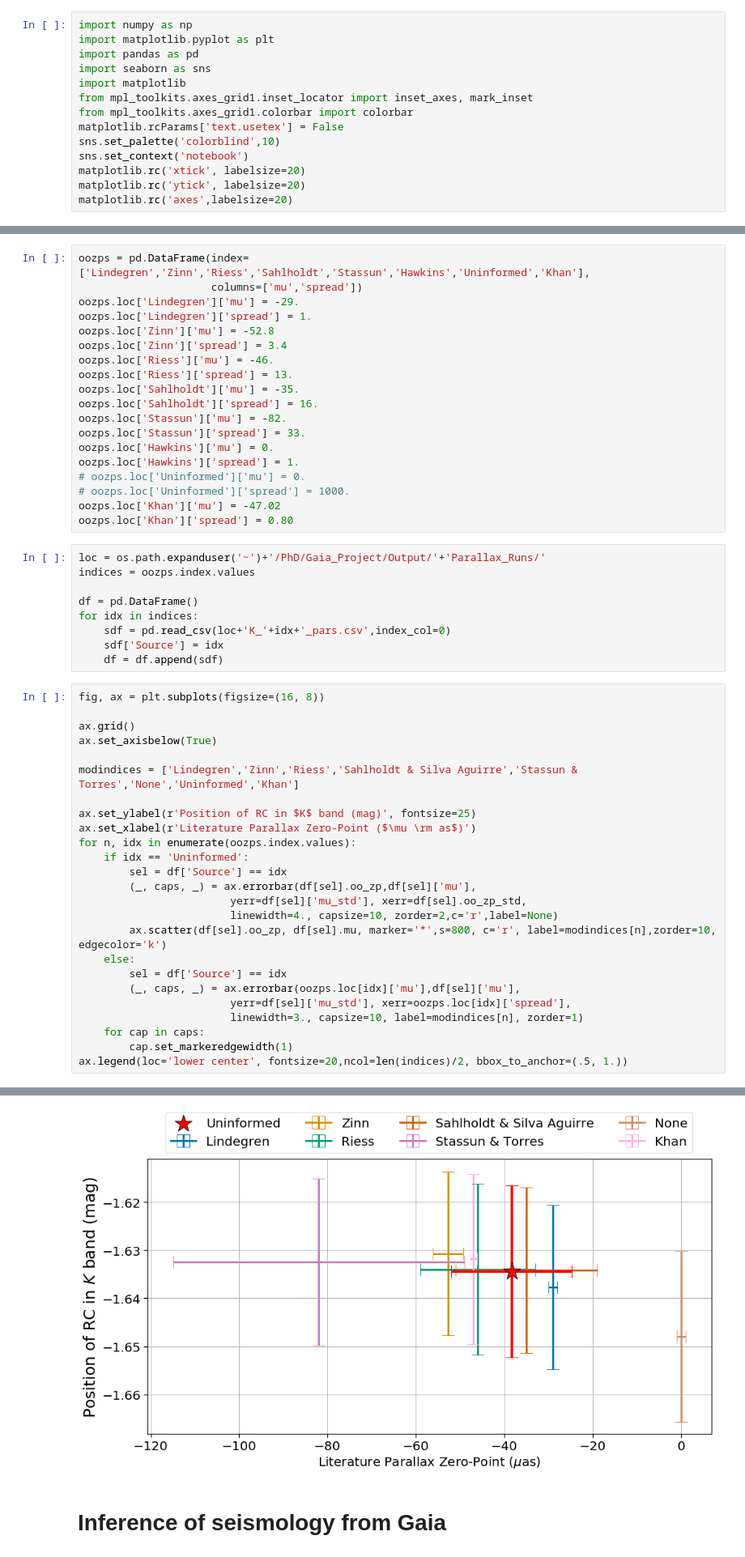
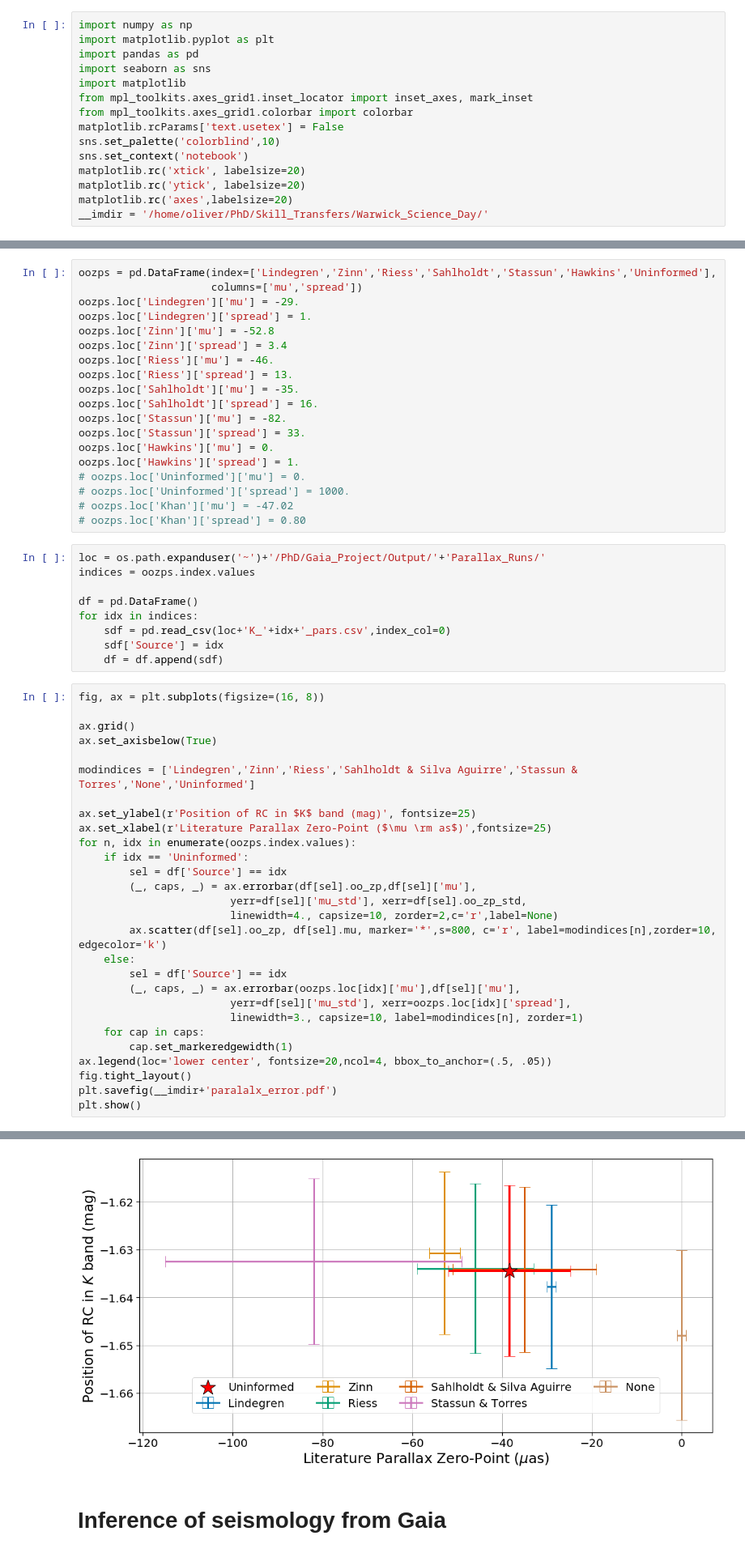
Before and after one commit to ojhall94/GAIA, a Jupyter notebook: Scripts/talk_plots.ipynb, the cells around one changed output, grey strips where cells are left out. Shown at 81% size. Drawn from its saved outputs; the diff is of its cells as text.

```diff
--- a/Scripts/talk_plots.ipynb
+++ b/Scripts/talk_plots.ipynb
@@ -12,6 +12,7 @@ sns.set_context('notebook')
 matplotlib.rc('xtick', labelsize=20)
 matplotlib.rc('ytick', labelsize=20)
 matplotlib.rc('axes',labelsize=20)
+__imdir = '/home/oliver/PhD/Skill_Transfers/Warwick_Science_Day/'
 # %% [markdown]
 ## Results
 # %%
@@ -299,7 +301,7 @@ plt.show()
 # %% [markdown]
 # Gaia run using Literature Priors
 # %%
-oozps = pd.DataFrame(index=['Lindegren','Zinn','Riess','Sahlholdt','Stassun','Hawkins','Uninformed','Khan'],
+oozps = pd.DataFrame(index=['Lindegren','Zinn','Riess','Sahlholdt','Stassun','Hawkins','Uninformed'],
                      columns=['mu','spread'])
 oozps.loc['Lindegren']['mu'] = -29.
 oozps.loc['Lindegren']['spread'] = 1.
@@ -315,8 +317,8 @@ oozps.loc['Hawkins']['mu'] = 0.
 oozps.loc['Hawkins']['spread'] = 1.
 # oozps.loc['Uninformed']['mu'] = 0.
 # oozps.loc['Uninformed']['spread'] = 1000.
-oozps.loc['Khan']['mu'] = -47.02
-oozps.loc['Khan']['spread'] = 0.80
+# oozps.loc['Khan']['mu'] = -47.02
+# oozps.loc['Khan']['spread'] = 0.80
 # %%
 loc = os.path.expanduser('~')+'/PhD/Gaia_Project/Output/'+'Parallax_Runs/'
 indices = oozps.index.values
@@ -332,10 +334,10 @@ fig, ax = plt.subplots(figsize=(16, 8))
 ax.grid()
 ax.set_axisbelow(True)
 
-modindices = ['Lindegren','Zinn','Riess','Sahlholdt & Silva Aguirre','Stassun & Torres','None','Uninformed','Khan']
+modindices = ['Lindegren','Zinn','Riess','Sahlholdt & Silva Aguirre','Stassun & Torres','None','Uninformed']
 
 ax.set_ylabel(r'Position of RC in $K$ band (mag)', fontsize=25)
-ax.set_xlabel(r'Literature Parallax Zero-Point ($\mu \rm as$)')
+ax.set_xlabel(r'Literature Parallax Zero-Point ($\mu \rm as$)',fontsize=25)
 for n, idx in enumerate(oozps.index.values):
     if idx == 'Uninformed':
         sel = df['Source'] == idx
@@ -350,5 +352,8 @@ for n, idx in enumerate(oozps.index.values):
                         linewidth=3., capsize=10, label=modindices[n], zorder=1)
     for cap in caps:
         cap.set_markeredgewidth(1)
-ax.legend(loc='lower center', fontsize=20,ncol=len(indices)/2, bbox_to_anchor=(.5, 1.))
+ax.legend(loc='lower center', fontsize=20,ncol=4, bbox_to_anchor=(.5, .05))
+fig.tight_layout()
+plt.savefig(__imdir+'paralalx_error.pdf')
+plt.show()
 # %% [output]
@@ -356,3 +360,3 @@ ax.legend(loc='lower center', fontsize=20,ncol=len(indices)/2, bbox_to_anchor=(.
-[figure, old version]
+[figure, new version]
 # %% [markdown]
 # Inference of seismology from Gaia
```
Also changed, not shown: parts of 12 cells of this notebook, 3 other files.
